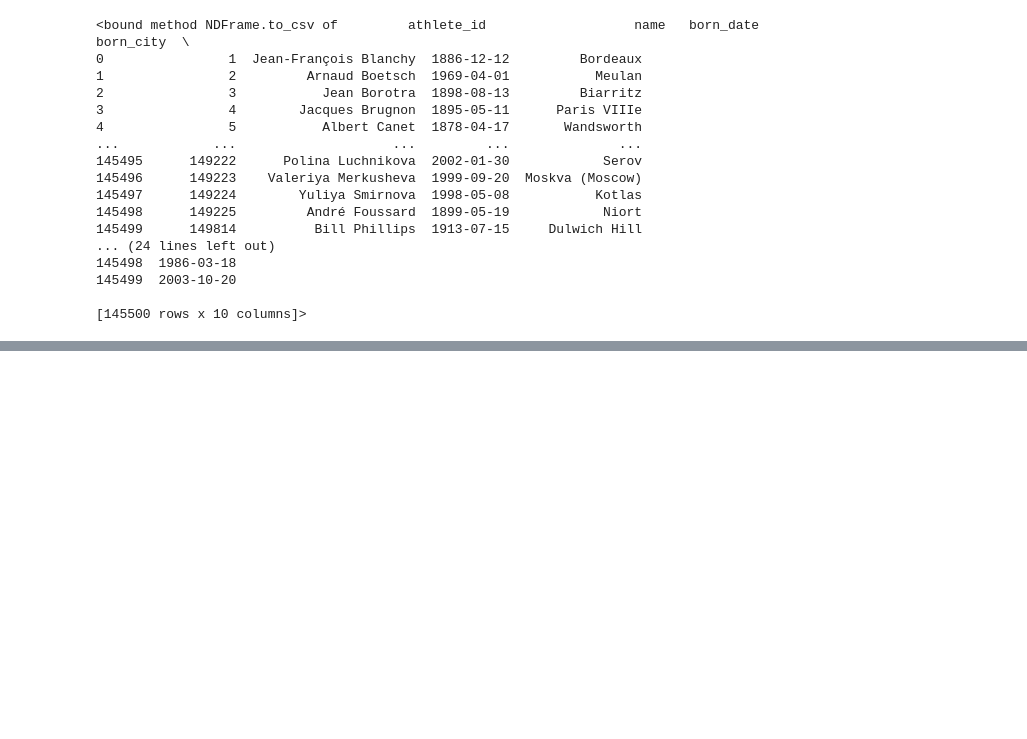
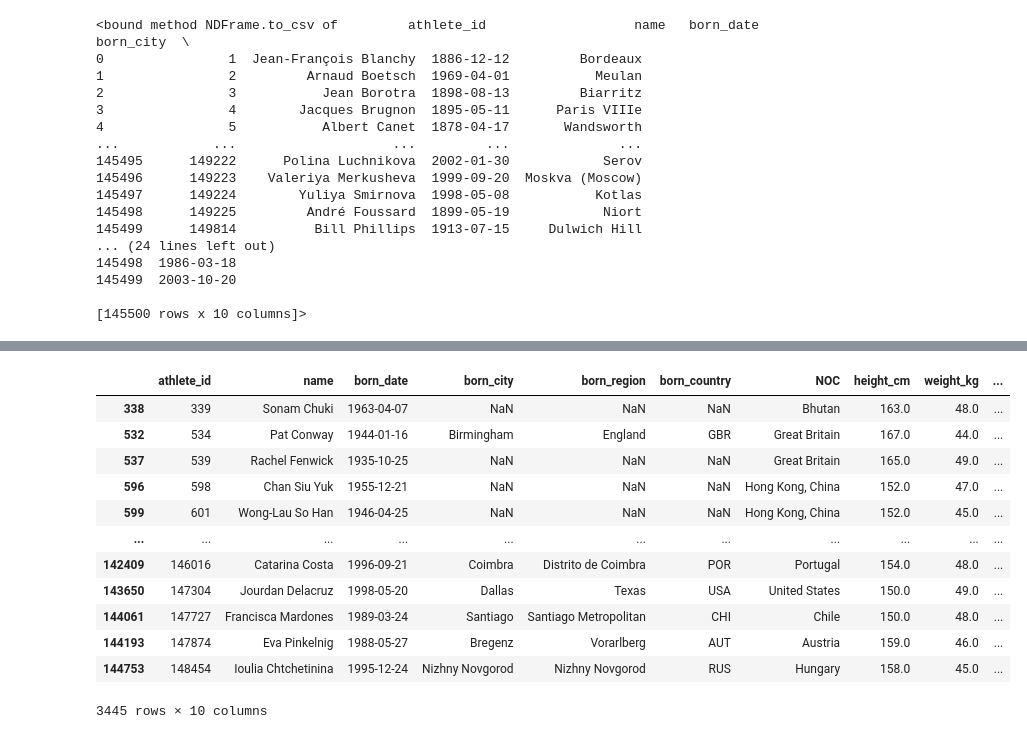
Before and after one commit to rakibakond95/complete-pandas-tutorial, a Jupyter notebook: tutorial_practice.ipynb, the cells around one changed output, grey strips where cells are left out. Saved outputs shown, nothing was run; the diff lists cells and outputs as text; code cells hidden in the pictures; blank space fills up the shorter version.

```diff
--- a/tutorial_practice.ipynb
+++ b/tutorial_practice.ipynb
@@ -164,0 +412,16 @@ bios.to_csv
+# %%
+bios.loc[bios["weight_kg"]<50]
+# %% [output]
+|  | athlete_id | name | born_date | born_city | born_region | born_country | NOC | height_cm | weight_kg | ... |
+| 338 | 339 | Sonam Chuki | 1963-04-07 | NaN | NaN | NaN | Bhutan | 163.0 | 48.0 | ... |
+| 532 | 534 | Pat Conway | 1944-01-16 | Birmingham | England | GBR | Great Britain | 167.0 | 44.0 | ... |
+| 537 | 539 | Rachel Fenwick | 1935-10-25 | NaN | NaN | NaN | Great Britain | 165.0 | 49.0 | ... |
+| 596 | 598 | Chan Siu Yuk | 1955-12-21 | NaN | NaN | NaN | Hong Kong, China | 152.0 | 47.0 | ... |
+| 599 | 601 | Wong-Lau So Han | 1946-04-25 | NaN | NaN | NaN | Hong Kong, China | 152.0 | 45.0 | ... |
+| ... | ... | ... | ... | ... | ... | ... | ... | ... | ... | ... |
+| 142409 | 146016 | Catarina Costa | 1996-09-21 | Coimbra | Distrito de Coimbra | POR | Portugal | 154.0 | 48.0 | ... |
+| 143650 | 147304 | Jourdan Delacruz | 1998-05-20 | Dallas | Texas | USA | United States | 150.0 | 49.0 | ... |
+| 144061 | 147727 | Francisca Mardones | 1989-03-24 | Santiago | Santiago Metropolitan | CHI | Chile | 150.0 | 48.0 | ... |
+| 144193 | 147874 | Eva Pinkelnig | 1988-05-27 | Bregenz | Vorarlberg | AUT | Austria | 159.0 | 46.0 | ... |
+| 144753 | 148454 | Ioulia Chtchetinina | 1995-12-24 | Nizhny Novgorod | Nizhny Novgorod | RUS | Hungary | 158.0 | 45.0 | ... |
+3445 rows × 10 columns
```
Also changed, not shown: parts of 109 cells of this notebook.
